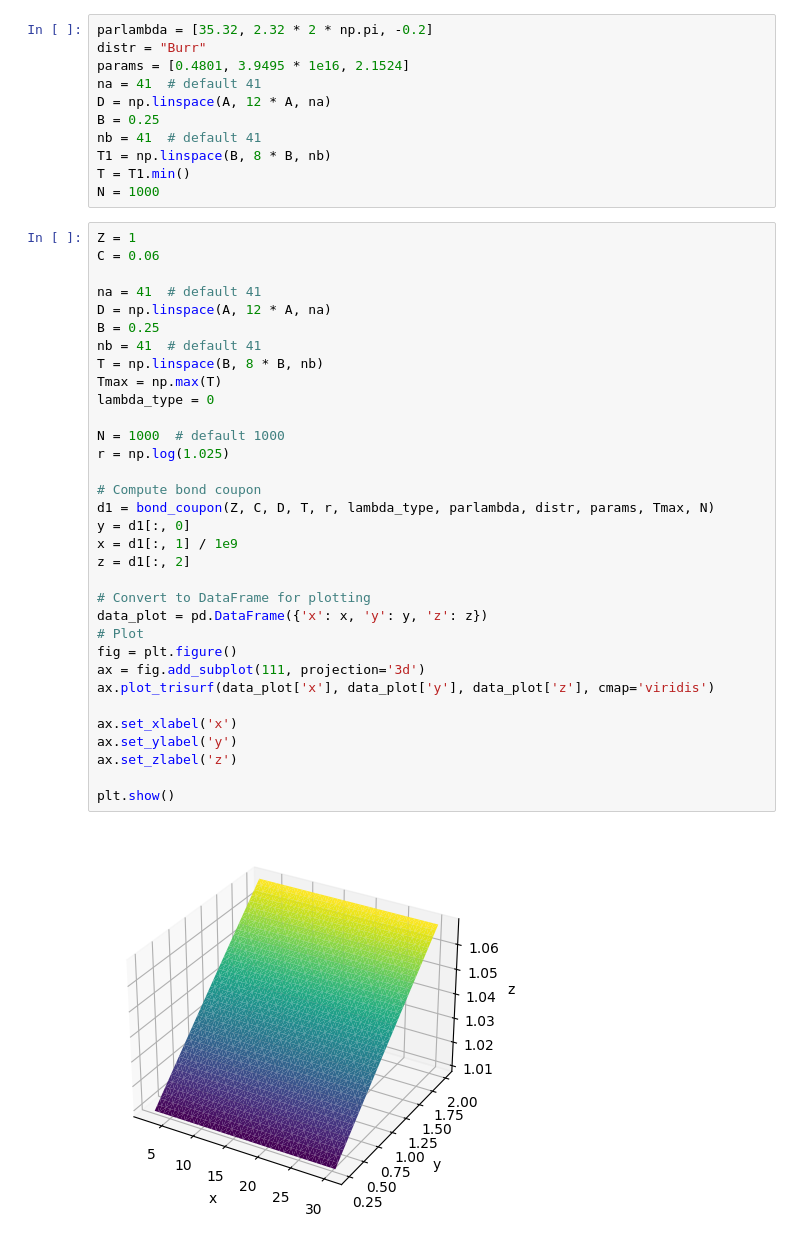
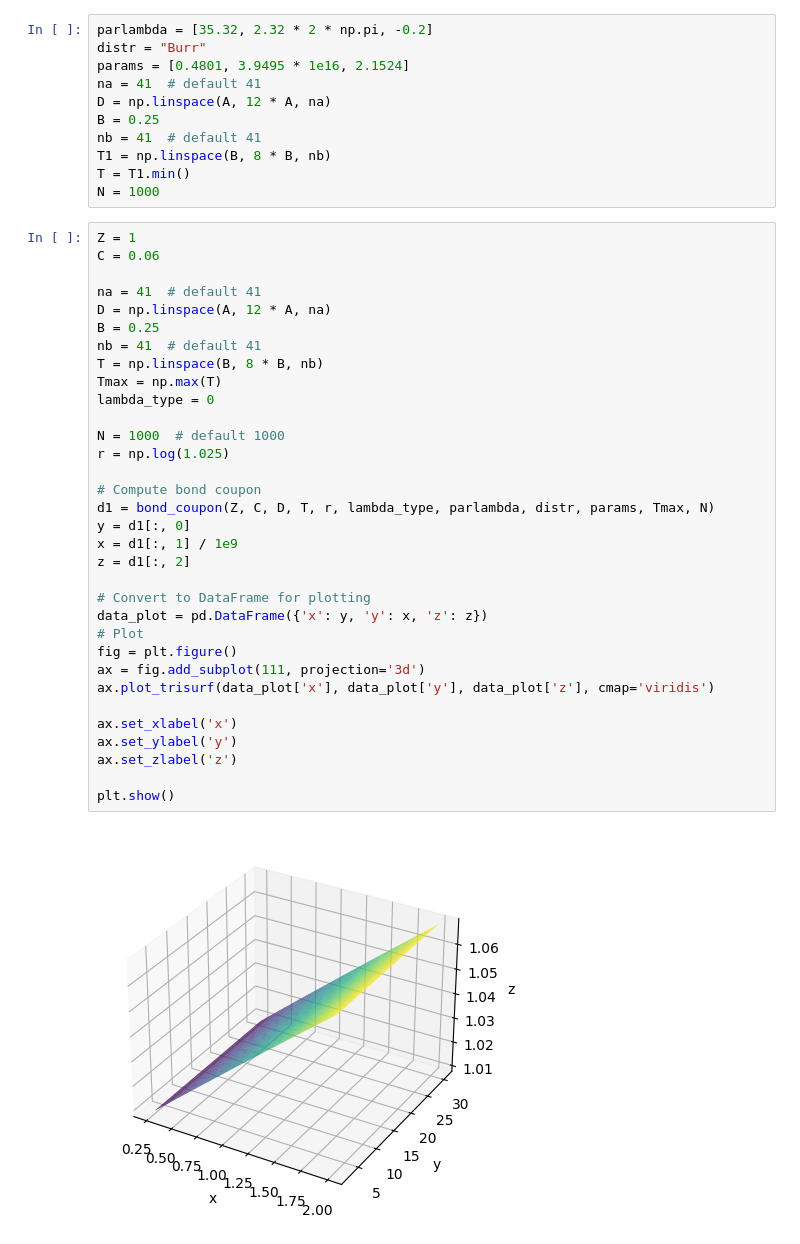
Before and after one commit to massey007/Code-Work, a Jupyter notebook: Code/BondPrice breakdown/Sim_nhpp_alp.ipynb, the cells around one changed output. Saved outputs shown, nothing was run; the diff lists cells and outputs as text.

```diff
--- a/Code/BondPrice breakdown/Sim_nhpp_alp.ipynb
+++ b/Code/BondPrice breakdown/Sim_nhpp_alp.ipynb
@@ -249,32 +249,32 @@ C = 0.06
 
 na = 41  # default 41
 D = np.linspace(A, 12 * A, na)
 B = 0.25
 nb = 41  # default 41
 T = np.linspace(B, 8 * B, nb)
 Tmax = np.max(T)
 lambda_type = 0
 
 N = 1000  # default 1000
 r = np.log(1.025)
 
 # Compute bond coupon
 d1 = bond_coupon(Z, C, D, T, r, lambda_type, parlambda, distr, params, Tmax, N)
 y = d1[:, 0]
 x = d1[:, 1] / 1e9
 z = d1[:, 2]
 
 # Convert to DataFrame for plotting
-data_plot = pd.DataFrame({'x': x, 'y': y, 'z': z})
+data_plot = pd.DataFrame({'x': y, 'y': x, 'z': z})
 # Plot
 fig = plt.figure()
 ax = fig.add_subplot(111, projection='3d')
 ax.plot_trisurf(data_plot['x'], data_plot['y'], data_plot['z'], cmap='viridis')
 
 ax.set_xlabel('x')
 ax.set_ylabel('y')
 ax.set_zlabel('z')
 
 plt.show()
 # %% [output]
-[figure, old version]
+[figure, new version]
```
Also changed, not shown: parts of 12 cells of this notebook, 3 other files.
